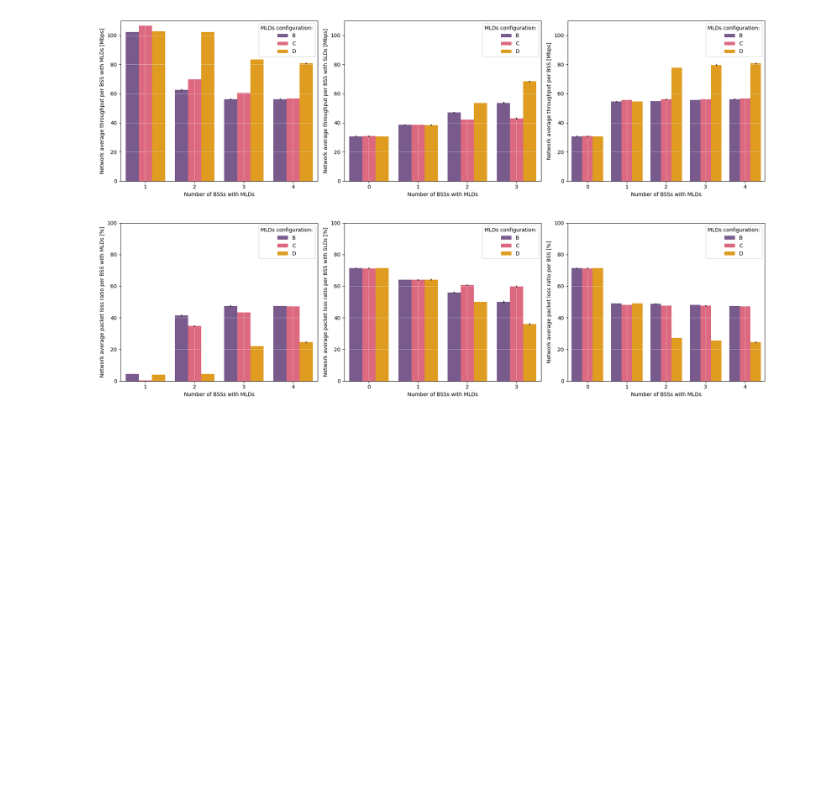
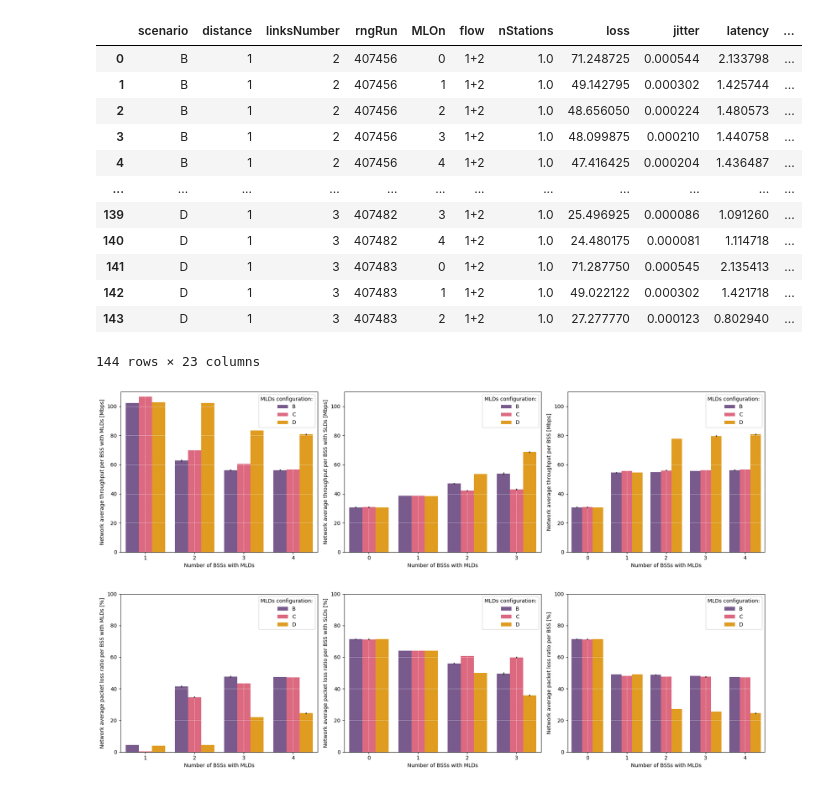
Before and after one commit to fmargul/magisterka, a Jupyter notebook: scenario 3/distance3F.ipynb, the cells around one changed output. Drawn from its saved outputs; the diff is of its cells as text; code cells hidden in the pictures; blank space fills up the shorter version.

```diff
--- a/scenario 3/distance3F.ipynb
+++ b/scenario 3/distance3F.ipynb
@@ -54,6 +54,22 @@ df_sum = (
         .mean(numeric_only=True)
         .assign(flow='1+2')                       # sztuczna etykieta – tylko żeby było wiadomo
 )
+# %%
+df_sum
+# %% [output]
+|  | scenario | distance | linksNumber | rngRun | MLOn | flow | nStations | loss | jitter | latency | ... |
+| 0 | B | 1 | 2 | 407456 | 0 | 1+2 | 1.0 | 71.248725 | 0.000544 | 2.133798 | ... |
+| 1 | B | 1 | 2 | 407456 | 1 | 1+2 | 1.0 | 49.142795 | 0.000302 | 1.425744 | ... |
+| 2 | B | 1 | 2 | 407456 | 2 | 1+2 | 1.0 | 48.656050 | 0.000224 | 1.480573 | ... |
+| 3 | B | 1 | 2 | 407456 | 3 | 1+2 | 1.0 | 48.099875 | 0.000210 | 1.440758 | ... |
+| 4 | B | 1 | 2 | 407456 | 4 | 1+2 | 1.0 | 47.416425 | 0.000204 | 1.436487 | ... |
+| ... | ... | ... | ... | ... | ... | ... | ... | ... | ... | ... | ... |
+| 139 | D | 1 | 3 | 407482 | 3 | 1+2 | 1.0 | 25.496925 | 0.000086 | 1.091260 | ... |
+| 140 | D | 1 | 3 | 407482 | 4 | 1+2 | 1.0 | 24.480175 | 0.000081 | 1.114718 | ... |
+| 141 | D | 1 | 3 | 407483 | 0 | 1+2 | 1.0 | 71.287750 | 0.000545 | 2.135413 | ... |
+| 142 | D | 1 | 3 | 407483 | 1 | 1+2 | 1.0 | 49.022122 | 0.000302 | 1.421718 | ... |
+| 143 | D | 1 | 3 | 407483 | 2 | 1+2 | 1.0 | 27.277770 | 0.000123 | 0.802940 | ... |
+144 rows × 23 columns
 # %%
 # ----------- Parametry wykresu -----------
 
```
Also changed, not shown: parts of 3 cells of this notebook, 16 other files.
